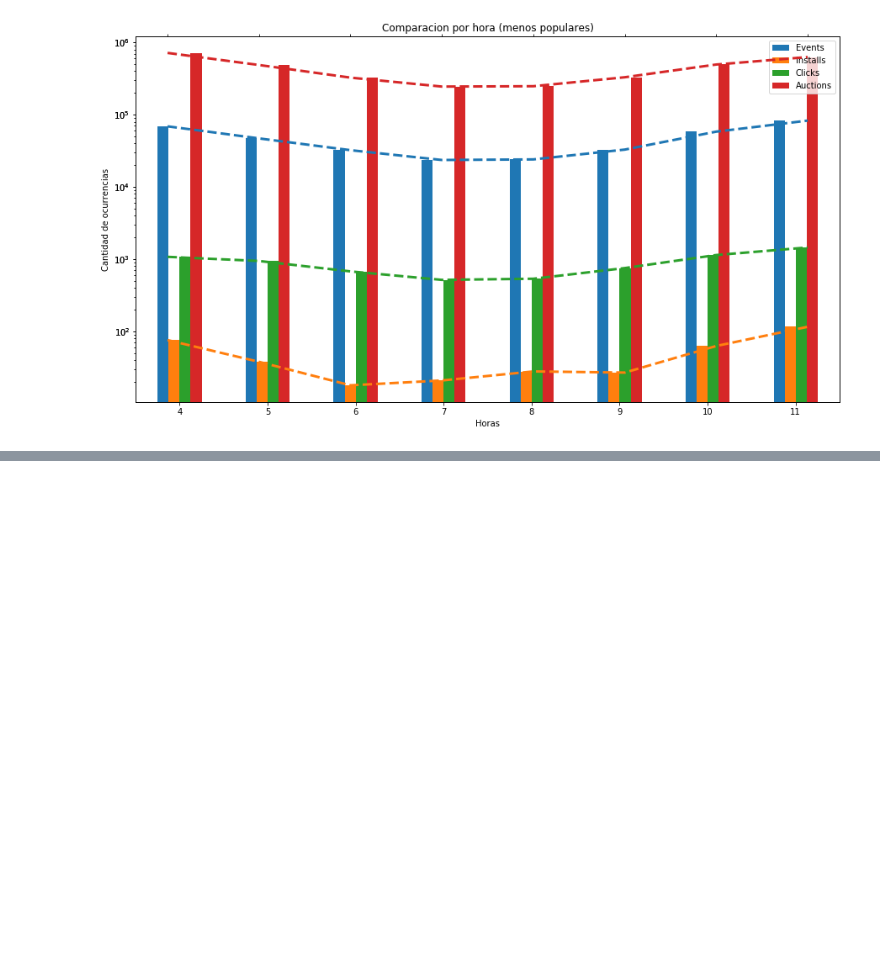
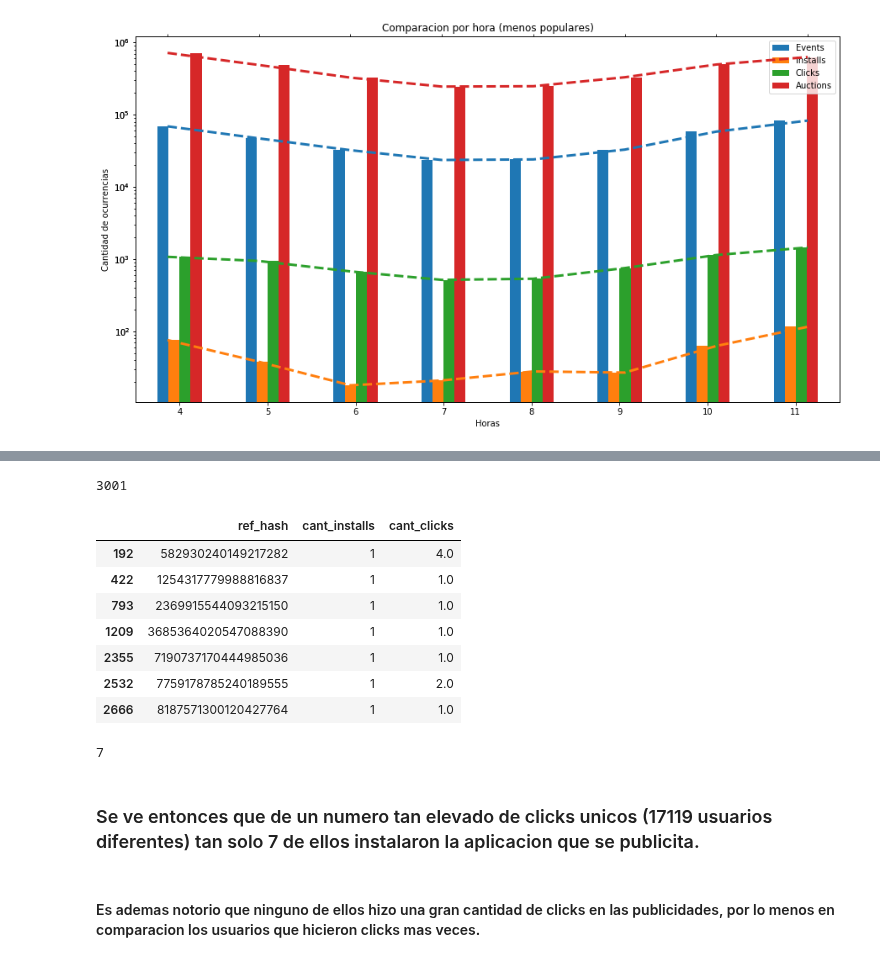
Before and after one commit to sberoch/Datos, a Jupyter notebook: merged.ipynb, the cells around one changed output, grey strips where cells are left out. Cells and saved outputs as stored; diff of their text form; code cells hidden in the pictures; blank space fills up the shorter version.

Commit message:
analisis click-install

```diff
--- a/merged.ipynb
+++ b/merged.ipynb
@@ -165,0 +185,2 @@ plt.show()
+# %%
+clkcount = clkcount.rename(columns={'ref_hash':'cant_clicks'}).reset_index()
@@ -165,0 +196,30 @@ plt.show()
+# %%
+instcount = inst.groupby('ref_hash').agg({'ref_hash' : 'count'})
+# %%
+instcount = instcount.rename(columns={'ref_hash':'cant_installs'}).reset_index()
+# %%
+merged_cl_in = instcount.merge(clkcount, on = 'ref_hash', how = 'left')
+# %%
+merged_cl_in['cant_clicks'].isna().sum()
+# %% [output]
+3001
+# %%
+merged_cl_in = merged_cl_in.dropna()
+merged_cl_in
+# %% [output]
+|  | ref_hash | cant_installs | cant_clicks |
+| 192 | 582930240149217282 | 1 | 4.0 |
+| 422 | 1254317779988816837 | 1 | 1.0 |
+| 793 | 2369915544093215150 | 1 | 1.0 |
+| 1209 | 3685364020547088390 | 1 | 1.0 |
+| 2355 | 7190737170444985036 | 1 | 1.0 |
+| 2532 | 7759178785240189555 | 1 | 2.0 |
+| 2666 | 8187571300120427764 | 1 | 1.0 |
+# %%
+len(merged_cl_in)
+# %% [output]
+7
+# %% [markdown]
+### Se ve entonces que de un numero tan elevado de clicks unicos (17119 usuarios diferentes) tan solo 7 de ellos instalaron la aplicacion que se publicita.
+# %% [markdown]
+#### Es ademas notorio que ninguno de ellos hizo una gran cantidad de clicks en las publicidades, por lo menos en comparacion los usuarios que hicieron clicks mas veces.
```
Also changed, not shown: parts of 7 cells of this notebook.
